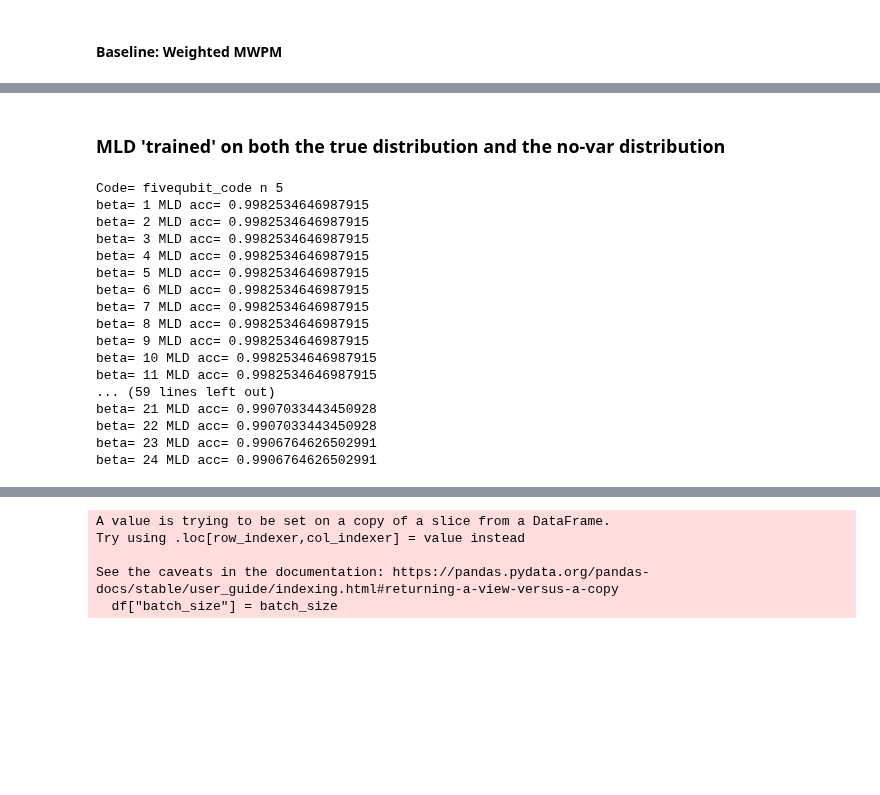
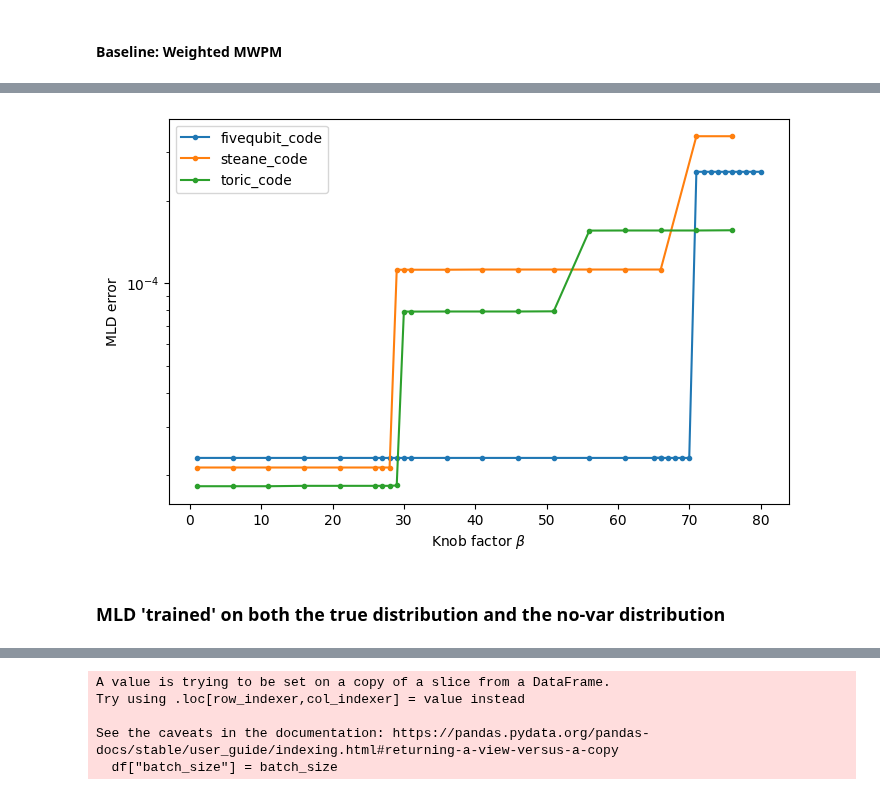
Before and after one commit to peterse/mldec, a Jupyter notebook: src/mldec/analysis/temp_fig2_expansion.ipynb, the cells around one changed output, grey strips where cells are left out. Drawn from its saved outputs; the diff is of its cells as text; code cells hidden in the pictures; blank space fills up the shorter version.

```diff
--- a/src/mldec/analysis/temp_fig2_expansion.ipynb
+++ b/src/mldec/analysis/temp_fig2_expansion.ipynb
@@ -120,42 +281,16 @@ for j, ax in enumerate(axes):
+# %%
+fig, ax = plt.subplots(1, 1, figsize=(8, 5))
+
+for (n, code_name) in [ (5, "fivequbit_code"), (7, "steane_code"),  (9, "toric_code")]:
+    beta_sweep = beta_sweeps[code_name]
+    ax.plot(beta_sweep, 1 - np.array(mld_results[code_name]), label=code_name, marker='.')
+
+ax.legend()
+ax.semilogy()
+ax.set_xlabel(r"Knob factor $\beta$")
+ax.set_ylabel("MLD error")
+plt.show()
+# %% [output]
+[figure, added]
 # %% [markdown]
 ### MLD 'trained' on both the true distribution and the no-var distribution
-# %%
-# compute optimal performance on this dataset .9524514
-
-ptrue = 0.01
-var = 0.01
-beta_sweep = range(1, 25)
-mld_results = {}
-for (n, code_name) in [ (5, "fivequbit_code"), (7, "steane_code"),  (9, "toric_code")]:
-    mld_results[code_name] = []
-    beta1_dataset_config = {"p": ptrue, "var": var, "beta": 1.0, "dataset_module": code_name}
-    X, Y, val_weights = single_round_code_data.create_dataset_training(n, beta1_dataset_config)
-
-    print("Code=", code_name, "n", n)
-    # For each beta, train an MLD on the higher beta (turn the knob) and then compute MLD w/r to beta=1 val set
-    mld_for_novar = []
-    for beta in beta_sweep:
-        var_dataset_config = {"p": ptrue, "var": var, "beta": beta, "dataset_module": code_name}
-        X, Y, good_var = single_round_code_data.uniform_over_good_examples(n, var_dataset_config)
-        mld_var = baselines.LookupTable()
-        mld_var.train_on_histogram(X, Y, good_var)
-        acc_var = evaluation.weighted_accuracy(mld_var, X, Y, val_weights)
-        mld_results[code_name].append(acc_var)
-# %% [output]
-Code= fivequbit_code n 5
-beta= 1 MLD acc= 0.9982534646987915
-beta= 2 MLD acc= 0.9982534646987915
-beta= 3 MLD acc= 0.9982534646987915
-beta= 4 MLD acc= 0.9982534646987915
-beta= 5 MLD acc= 0.9982534646987915
-beta= 6 MLD acc= 0.9982534646987915
-beta= 7 MLD acc= 0.9982534646987915
-beta= 8 MLD acc= 0.9982534646987915
-beta= 9 MLD acc= 0.9982534646987915
-beta= 10 MLD acc= 0.9982534646987915
-beta= 11 MLD acc= 0.9982534646987915
-... (59 lines left out)
-beta= 21 MLD acc= 0.9907033443450928
-beta= 22 MLD acc= 0.9907033443450928
-beta= 23 MLD acc= 0.9906764626502991
-beta= 24 MLD acc= 0.9906764626502991
```
Also changed, not shown: parts of 18 cells of this notebook, 1 other file.
